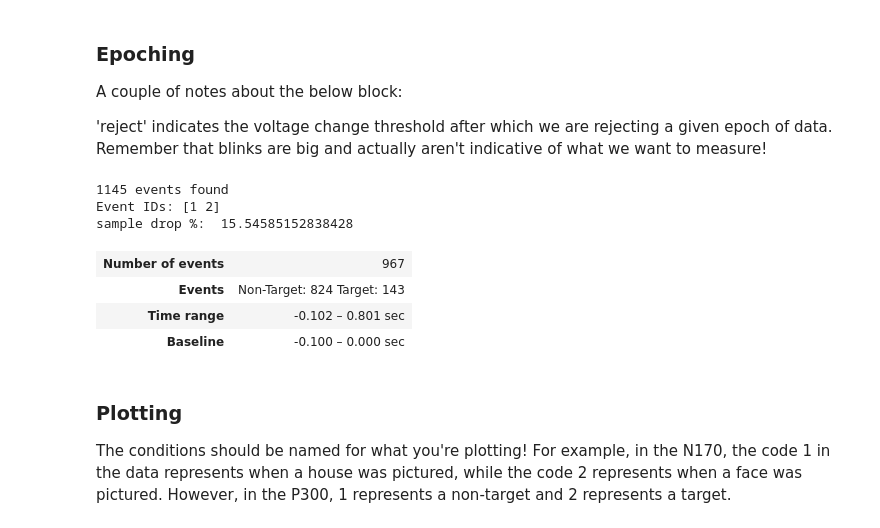
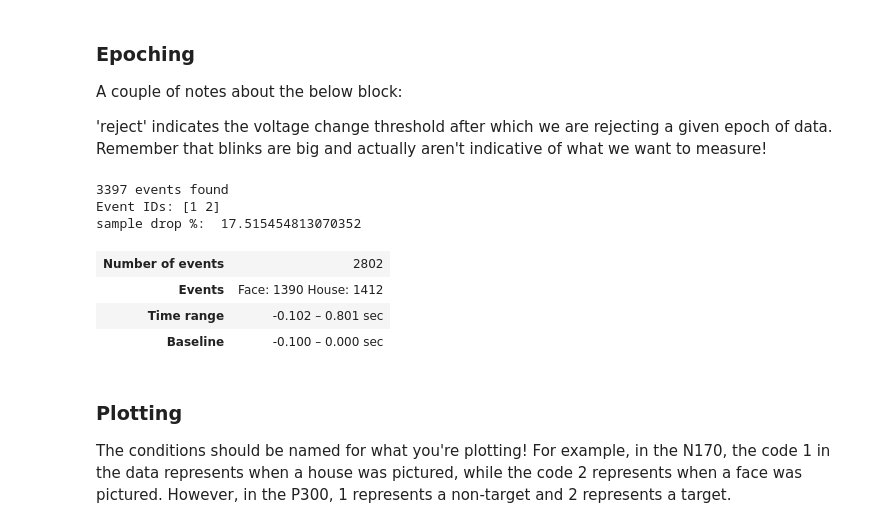
Before and after one commit to tmvchan/intro-eeg-nd, a Jupyter notebook: ss_neuro/ssneuro_analysis.ipynb, the cells around one changed output. Cells and saved outputs as stored; diff of their text form; code cells hidden in the pictures.

```diff
--- a/ss_neuro/ssneuro_analysis.ipynb
+++ b/ss_neuro/ssneuro_analysis.ipynb
@@ -38,14 +38,14 @@ The visualization that we've already done for the N170 and P300 notebooks is our
 eegnb_data_path = os.path.join(os.path.expanduser('~/'),'.eegnb', 'data')
 
 # to load data from a specific subject and session:
-subject = 26
+subject = 99
 session = 1
 
 # make sure that these numbers are correct, or it will run from the last time you used 'subject' and 'session',
 # including from above!
 
 raw = load_data(subject,session,
-                experiment='visual-P300', site='local', device_name='muse2_bfn',
+                experiment='visual-N170', site='local', device_name='muse2_bfn',
                 data_dir = eegnb_data_path)
 # %% [output]
 ['TP9', 'Fp1', 'Fp2', 'TP10', 'stim']
@@ -118,21 +118,21 @@ A couple of notes about the below block:
 # %%
 # Create an array containing the timestamps and type of each stimulus (i.e. face or house)
 events = find_events(raw)
-event_id = {'Non-Target': 1, 'Target': 2}
+event_id = {'House': 1, 'Face': 2}
 
 # Create an MNE Epochs object representing all the epochs around stimulus presentation
 epochs = Epochs(raw, events=events, event_id=event_id,
                 tmin=-0.1, tmax=0.8, baseline=(-0.1, 0),
                 reject={'eeg': 100e-6}, preload=True,
                 verbose=False, picks=[0,3])
 print('sample drop %: ', (1 - len(epochs.events)/len(events)) * 100)
 epochs
 # %% [output]
-1145 events found
+3397 events found
 Event IDs: [1 2]
-sample drop %:  15.54585152838428
+sample drop %:  17.515454813070352
-| Number of events | 967 |
-| Events | Non-Target: 824 Target: 143 |
+| Number of events | 2802 |
+| Events | Face: 1390 House: 1412 |
 | Time range | -0.102 – 0.801 sec |
 | Baseline | -0.100 – 0.000 sec |
 # %% [markdown]
```
Also changed, not shown: parts of 5 cells of this notebook, 2 other files.
